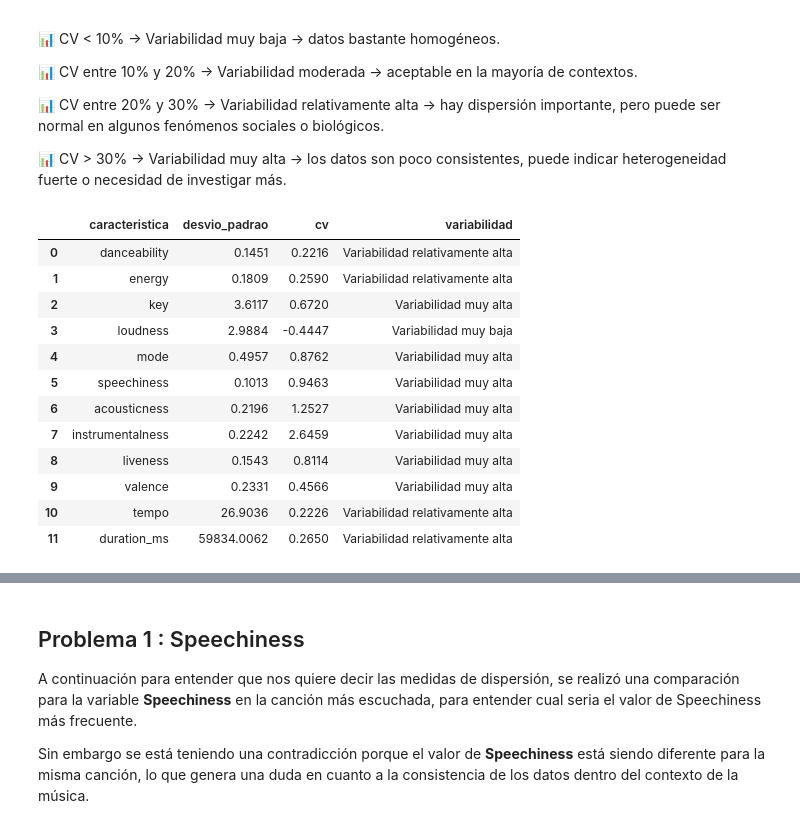
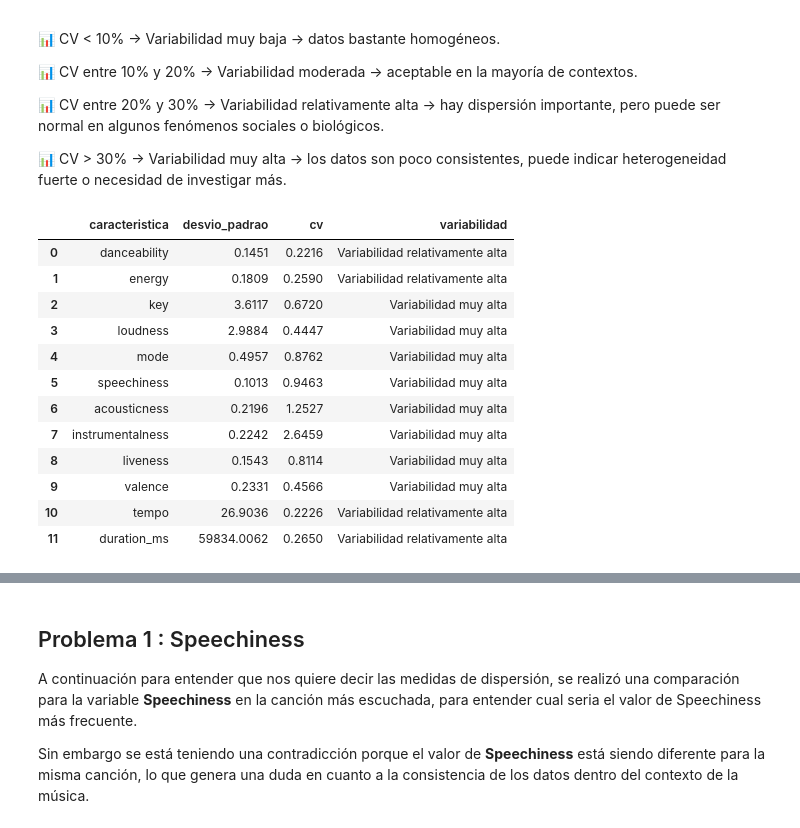
Before and after one commit to Magvride/Spotify-Recommendations, a Jupyter notebook: Ciência_de_Dados_G1.ipynb, the cells around one changed output, grey strips where cells are left out. Saved outputs shown, nothing was run; the diff lists cells and outputs as text; code cells hidden in the pictures.

```diff
--- a/Ciência_de_Dados_G1.ipynb
+++ b/Ciência_de_Dados_G1.ipynb
@@ -261,35 +261,35 @@ df_cv = pd.DataFrame(columns=["caracteristica", "desvio_padrao", "cv", "variabil
 for feature in features:
     std_val = df[feature].std()
     mean_val = df[feature].mean()
-    cv = std_val / mean_val  # Coeficiente de variación relativo
+    cv = abs(std_val / mean_val)  # Coeficiente de variación relativo
 
     # Definimos la etiqueta según el CV
     if cv < 0.10:
         variabilidad = "Variabilidad muy baja"
     elif cv < 0.20:
         variabilidad = "Variabilidad moderada"
     elif cv < 0.30:
         variabilidad = "Variabilidad relativamente alta"
     else:
         variabilidad = "Variabilidad muy alta"
 
     # Añadimos la fila al DataFrame
     df_cv = pd.concat([df_cv, pd.DataFrame([{
         "caracteristica": feature,
         "desvio_padrao": std_val,
         "cv": cv,
         "variabilidad": variabilidad
     }])], ignore_index=True)
 
 # Mostramos el DataFrame
 pd.set_option("display.float_format", "{:.4f}".format)  # opcional, para números más bonitos
 df_cv
 # %% [output]
 |  | caracteristica | desvio_padrao | cv | variabilidad |
 | 0 | danceability | 0.1451 | 0.2216 | Variabilidad relativamente alta |
 | 1 | energy | 0.1809 | 0.2590 | Variabilidad relativamente alta |
 | 2 | key | 3.6117 | 0.6720 | Variabilidad muy alta |
-| 3 | loudness | 2.9884 | -0.4447 | Variabilidad muy baja |
+| 3 | loudness | 2.9884 | 0.4447 | Variabilidad muy alta |
 | 4 | mode | 0.4957 | 0.8762 | Variabilidad muy alta |
 | 5 | speechiness | 0.1013 | 0.9463 | Variabilidad muy alta |
 | 6 | acousticness | 0.2196 | 1.2527 | Variabilidad muy alta |
```
Also changed, not shown: parts of 5 cells of this notebook.
